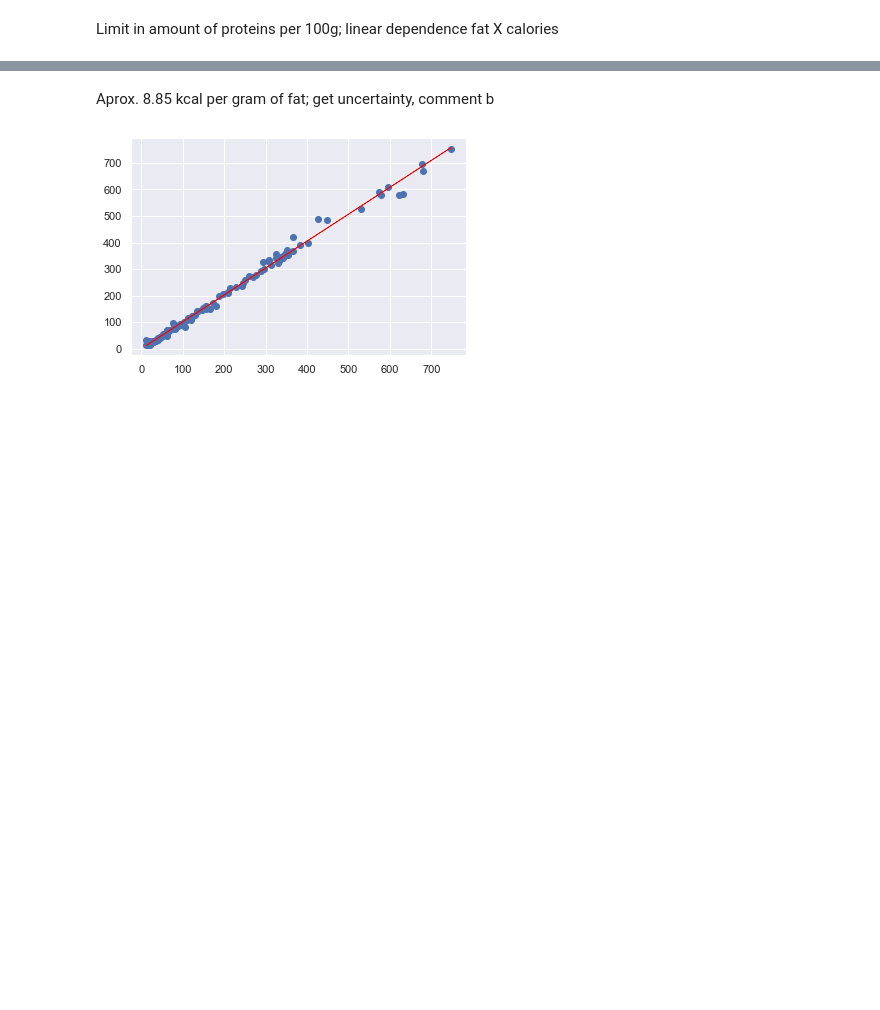
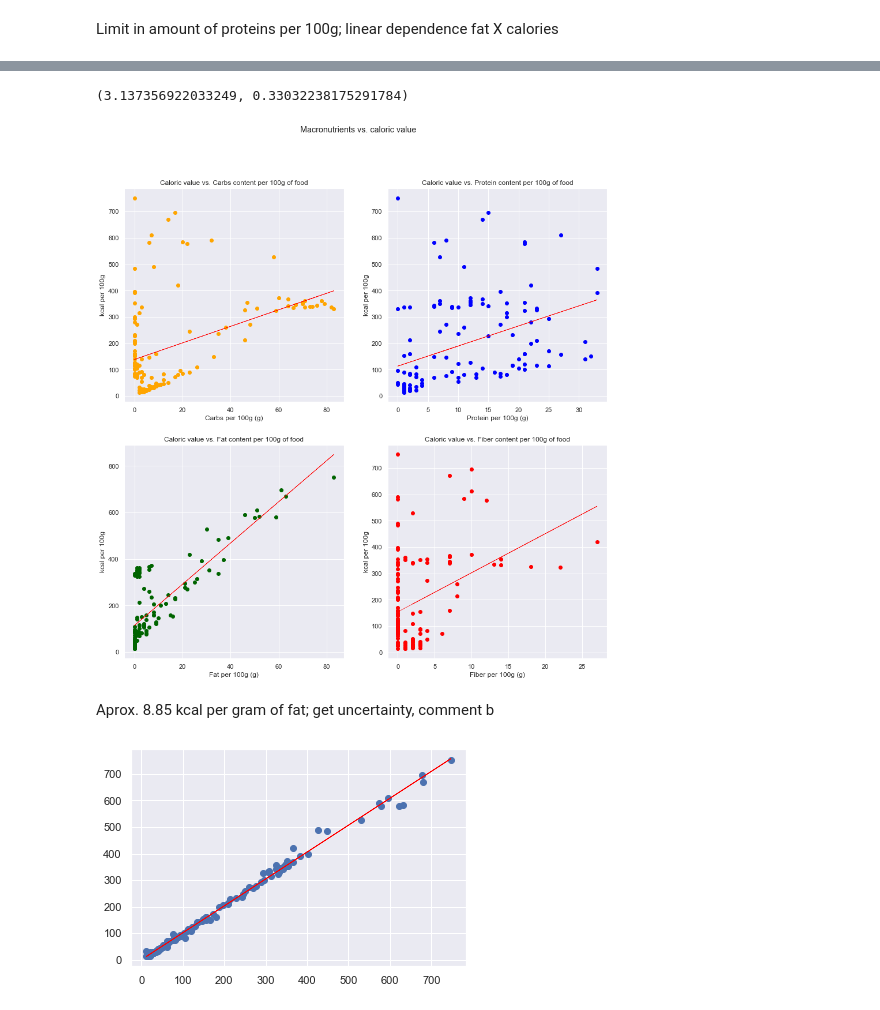
Before and after one commit to jbvasconcellos/foods, a Jupyter notebook: food.ipynb, the cells around one changed output, grey strips where cells are left out. Cells and saved outputs as stored; diff of their text form; code cells hidden in the pictures; blank space fills up the shorter version.

```diff
--- a/food.ipynb
+++ b/food.ipynb
@@ -326,3 +297,34 @@ linear coeff.: 154.00749543863105 +/- 16.603553537525404
+# %%
+import numpy as np
+
+ax = dict(zip(columns, [0,0,0,0,0]))
+coef = dict(zip(columns, [0,0,0,0,0]))
+fig, ((ax['Carbs'], ax['Protein']), (ax['Fat'], ax['Fiber'])) = plt.subplots(2,2, figsize=(15,15))
+Y = np.array(solid_foods['Calories'])
+fig.suptitle('Macronutrients vs. caloric value')
+
+for column in columns_dict.keys():
+    if column == 'Calories':
+        continue
+
+    else:
+        X = np.array(solid_foods[column]) #numpy array for the x-axis
+        p, cov = np.polyfit(X, Y, deg=1, cov=True)
+        coef[column] = {'angular':(p[0], cov[0,0]), 'linear':(p[1], cov[1,1])}
+
+        ax[column].scatter(x=column, y='Calories', data=solid_foods, color=columns_dict[column])
+        ax[column].plot(solid_foods[column], p[0]*solid_foods[column] + p[1], 'red', linewidth=0.7)
+        ax[column].set(title='Caloric value vs. '+ column +' content per 100g of food',
+                   ylabel='kcal per 100g',
+                   xlabel= column + ' per 100g (g)')
+
+
+print(coef['Carbs']['angular'])
+
+plt.show()
+# %% [output]
+(3.137356922033249, 0.33032238175291784)
+[figure, added]
 # %% [markdown]
 Aprox. 8.85 kcal per gram of fat; get uncertainty, comment b
 # %%
```
Also changed, not shown: parts of 9 cells of this notebook.
